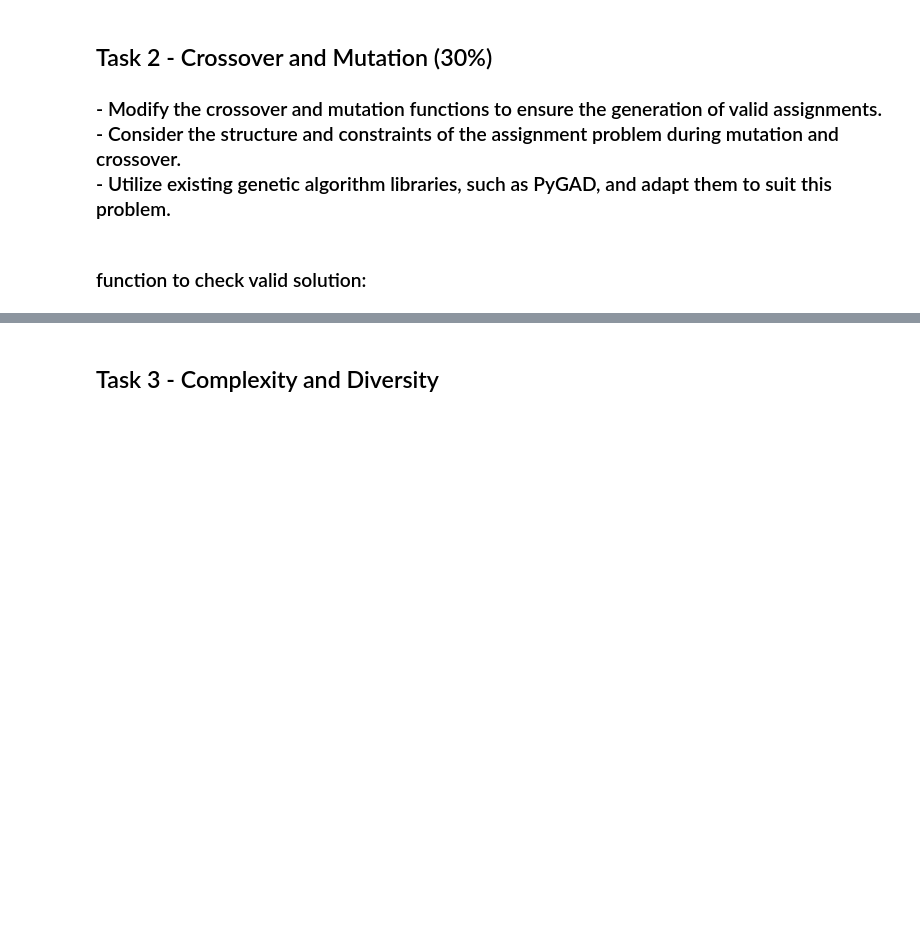
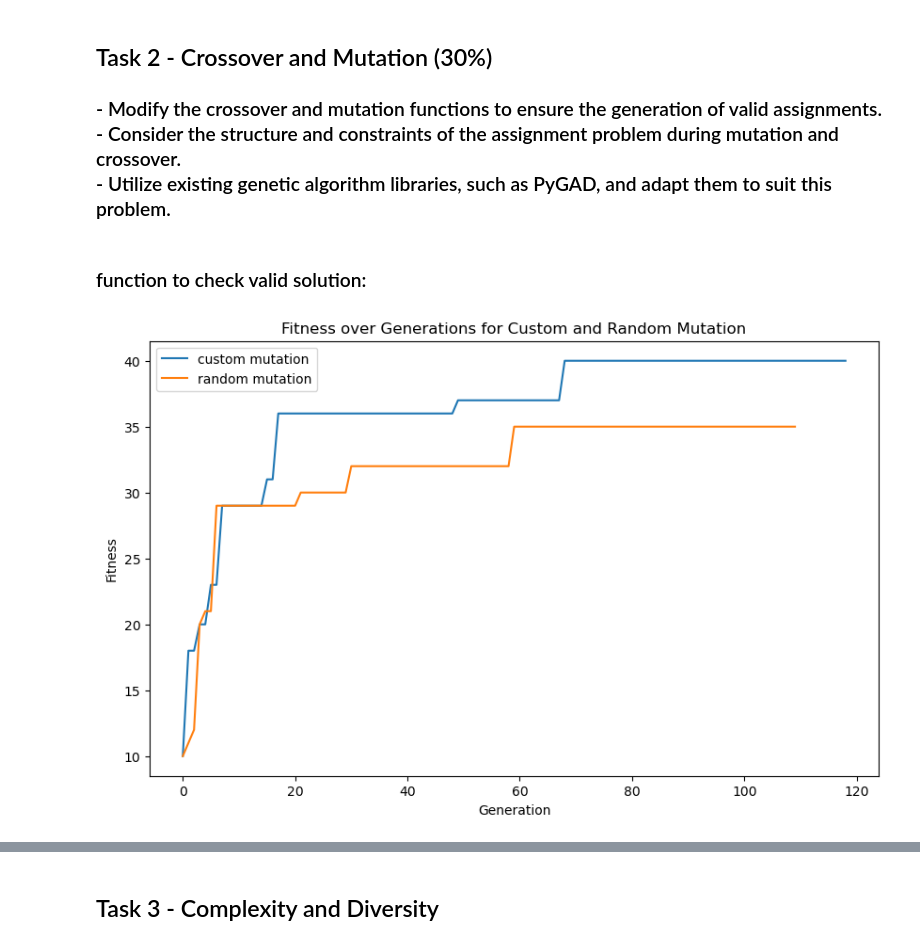
Before and after one commit to ekoface/IS_seminar, a Jupyter notebook: Seminar_1.ipynb, the cells around one changed output, grey strips where cells are left out. Cells and saved outputs as stored; diff of their text form; code cells hidden in the pictures; blank space fills up the shorter version.

```diff
--- a/Seminar_1.ipynb
+++ b/Seminar_1.ipynb
@@ -430,29 +430,80 @@ def solution_is_valid(solution,get_sum=True,print_values=False,return_coorect=Fa
     else:
         return (penalty_authorship + penalty_min_reviews + penalty_max_reviews + penalty_reviewer_capacity + penalty_friends)
 # %%
-def custom_mutation(offspring, ga_instance):
-    number_tries = 7
-    check_valid = random.randint(0, 2) == 1
+def custom__single_point_mutation(offspring, ga_instance):
+    number_tries = 10
+    #we do one mutation
     for idx in range(offspring.shape[0]):
         initial_vector_constrains = solution_is_valid(offspring[idx], get_sum=False, print_values=False, return_matrix=True)
         constraint_vector = np.array([1 if val == 0 else 0 for val in initial_vector_constrains])
 
         number_mutations = offspring.shape[1]
-        while number_mutations > 0 and number_tries > 0:
+        number_tries = 10
+        while number_tries > 0:
             gene_idx = np.random.randint(0, offspring.shape[1])
-            # Perform mutation
             offspring[idx, gene_idx] = 1 - offspring[idx, gene_idx]
 
-            # Check if the mutated solution meets the constraints
             new_constraint_vector = solution_is_valid(offspring[idx], get_sum=False, print_values=False, return_matrix=True)
-
-            # Ensure the mutation respects the constraint vector
             if np.all(new_constraint_vector[constraint_vector == 1] == 0):
                 number_tries -= 1
             else:
                 # If not, revert the mutation
                 offspring[idx, gene_idx] = 1 - offspring[idx, gene_idx]
-                number_mutations -= 1
+                number_tries -= 1
     if(number_tries != 0):
         print("Mutation failed",number_mutations," times",number_tries)
     return offspring
+# %%
+
+
+ga_instance_c= pygad.GA(
+    num_generations=num_generations,
+    num_parents_mating=20,
+    fitness_func=create_fitness_function_basic(fitnes_penalty),
+    sol_per_pop=population_size,
+    num_genes=num_reviewers * num_papers,
+    initial_population=initial_pop,
+    crossover_type="single_point",
+    mutation_type=custom__single_point_mutation,
+    mutation_probability=0.20,
+    gene_type=int,
+    gene_space=[0, 1],
+    stop_criteria="saturate_50",
+    parent_selection_type="tournament"
+)
+ga_instance = pygad.GA(
+    num_generations=num_generations,
+    num_parents_mating=20,
+    fitness_func=create_fitness_function_basic(fitnes_penalty),
+    sol_per_pop=population_size,
+    num_genes=num_reviewers * num_papers,
+    initial_population=initial_pop,
+    crossover_type="single_point",
+    mutation_type="random",
+    mutation_probability=0.20,
+    gene_type=int,
+    gene_space=[0, 1],
+    stop_criteria="saturate_50",
+    parent_selection_type="tournament"
+)
+
+ga_instance_c.run()
+ga_instance.run()
+
+# Collect fitness history
+fitness_history = {}
+fitness_history[0] = ga_instance_c.best_solutions_fitness
+fitness_history[1] = ga_instance.best_solutions_fitness
+
+# Plot the fitness history
+plt.figure(figsize=(10, 6))
+for i in range(2):
+    plt.plot(fitness_history[i], label="custom mutation" if i == 0 else "random mutation")
+
+plt.xlabel("Generation")
+plt.ylabel("Fitness")
+plt.title("Fitness over Generations for Custom and Random Mutation")
+plt.legend()
+plt.show()
+# %% [output]
+[figure, added]
```
Also changed, not shown: parts of 5 cells of this notebook.
